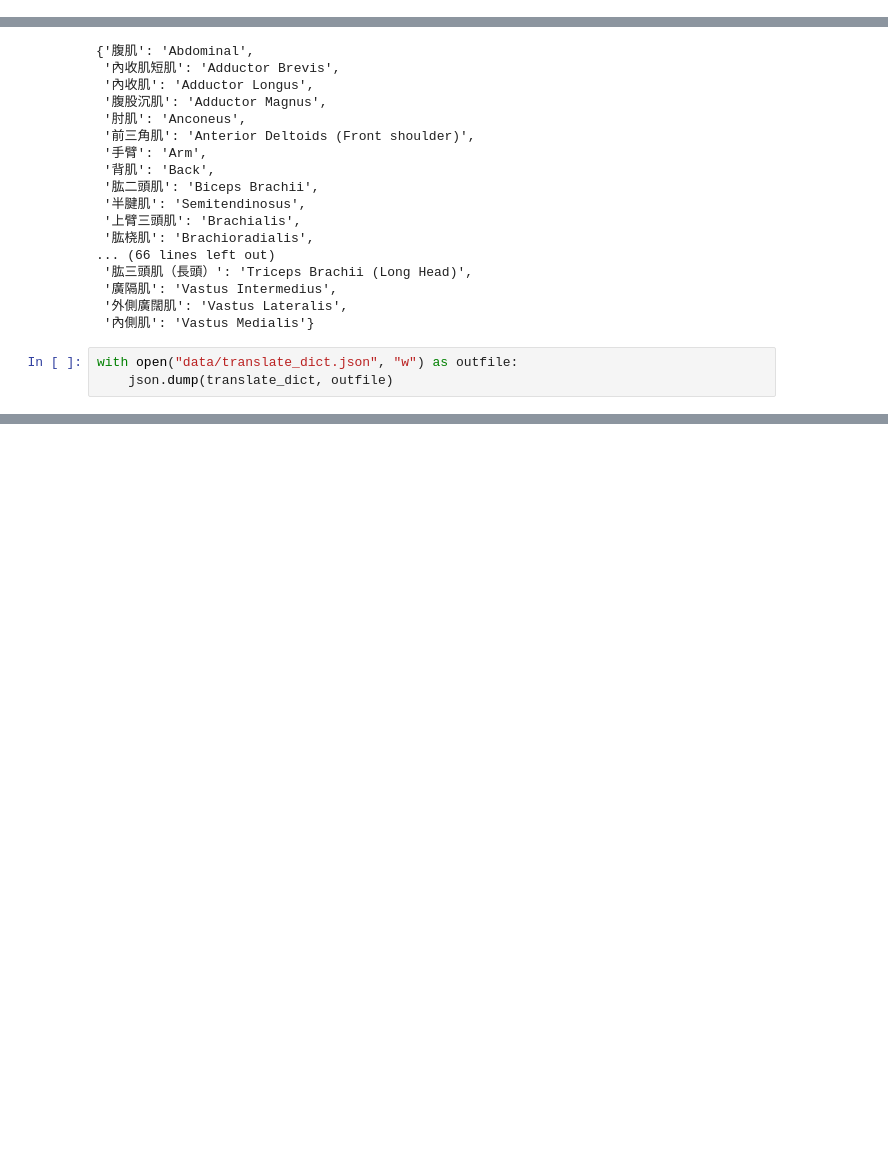
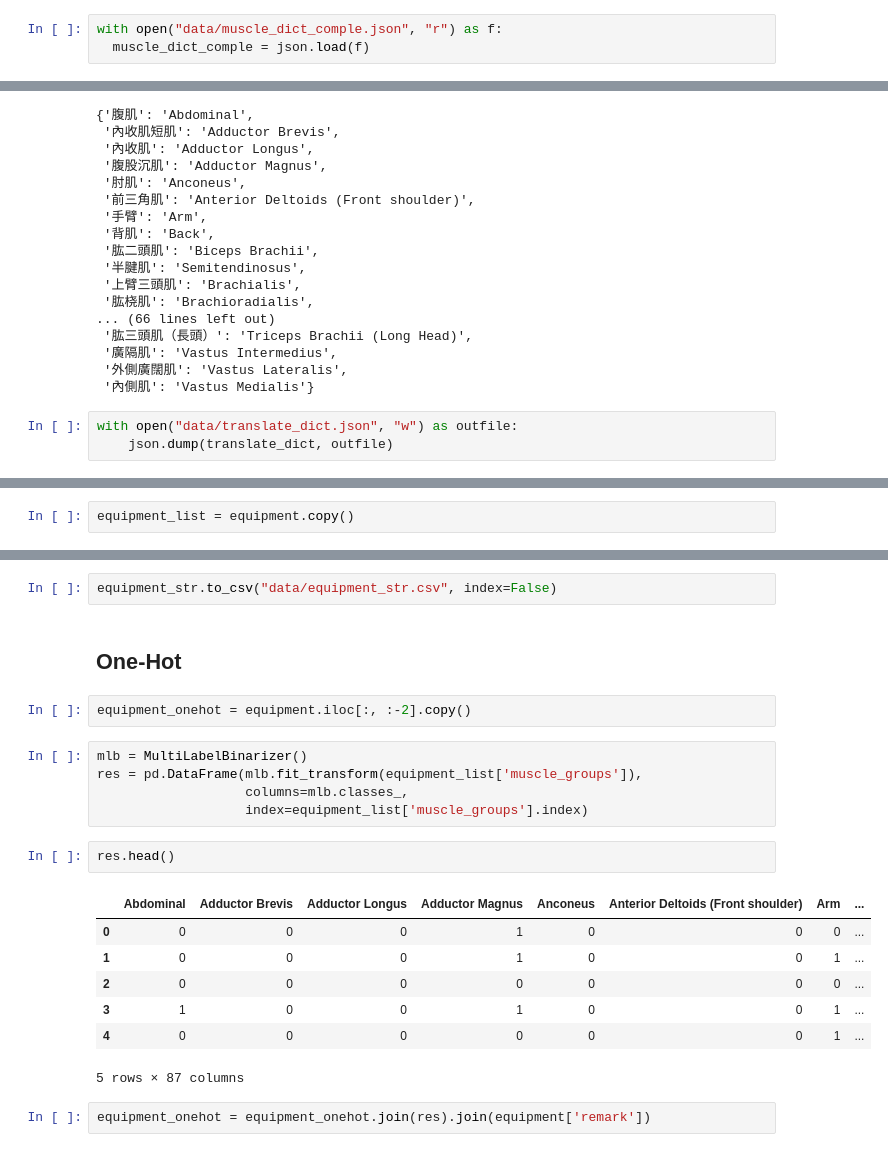
Before and after one commit to Hlinm-qq/Gym-Workout_flow-Optimizer, a Jupyter notebook: muscle_group.ipynb, the cells around one changed output, grey strips where cells are left out. Drawn from its saved outputs; the diff is of its cells as text; blank space fills up the shorter version.

```diff
--- a/muscle_group.ipynb
+++ b/muscle_group.ipynb
@@ -426,6 +429,9 @@ muscle_dict_comple
 # %%
 with open("data/muscle_dict_comple.json", "w") as outfile:
     json.dump(muscle_dict_comple, outfile)
+# %%
+with open("data/muscle_dict_comple.json", "r") as f:
+  muscle_dict_comple = json.load(f)
 # %%
 unique_items = list(set(item for sublist in muscle_dict_comple.values() for item in sublist))
 unique_items.sort()
@@ -500,0 +512,2 @@ Update muscle_groups info
+# %%
+equipment_list = equipment.copy()
@@ -526,0 +562,23 @@ list
+# %%
+equipment_str.to_csv("data/equipment_str.csv", index=False)
+# %% [markdown]
+## One-Hot
+# %%
+equipment_onehot = equipment.iloc[:, :-2].copy()
+# %%
+mlb = MultiLabelBinarizer()
+res = pd.DataFrame(mlb.fit_transform(equipment_list['muscle_groups']),
+                   columns=mlb.classes_,
+                   index=equipment_list['muscle_groups'].index)
+# %%
+res.head()
+# %% [output]
+|  | Abdominal | Adductor Brevis | Adductor Longus | Adductor Magnus | Anconeus | Anterior Deltoids (Front shoulder) | Arm | ... |
+| 0 | 0 | 0 | 0 | 1 | 0 | 0 | 0 | ... |
+| 1 | 0 | 0 | 0 | 1 | 0 | 0 | 1 | ... |
+| 2 | 0 | 0 | 0 | 0 | 0 | 0 | 0 | ... |
+| 3 | 1 | 0 | 0 | 1 | 0 | 0 | 1 | ... |
+| 4 | 0 | 0 | 0 | 0 | 0 | 0 | 1 | ... |
+5 rows × 87 columns
+# %%
+equipment_onehot = equipment_onehot.join(res).join(equipment['remark'])
```
Also changed, not shown: parts of 25 cells of this notebook, 3 other files.
